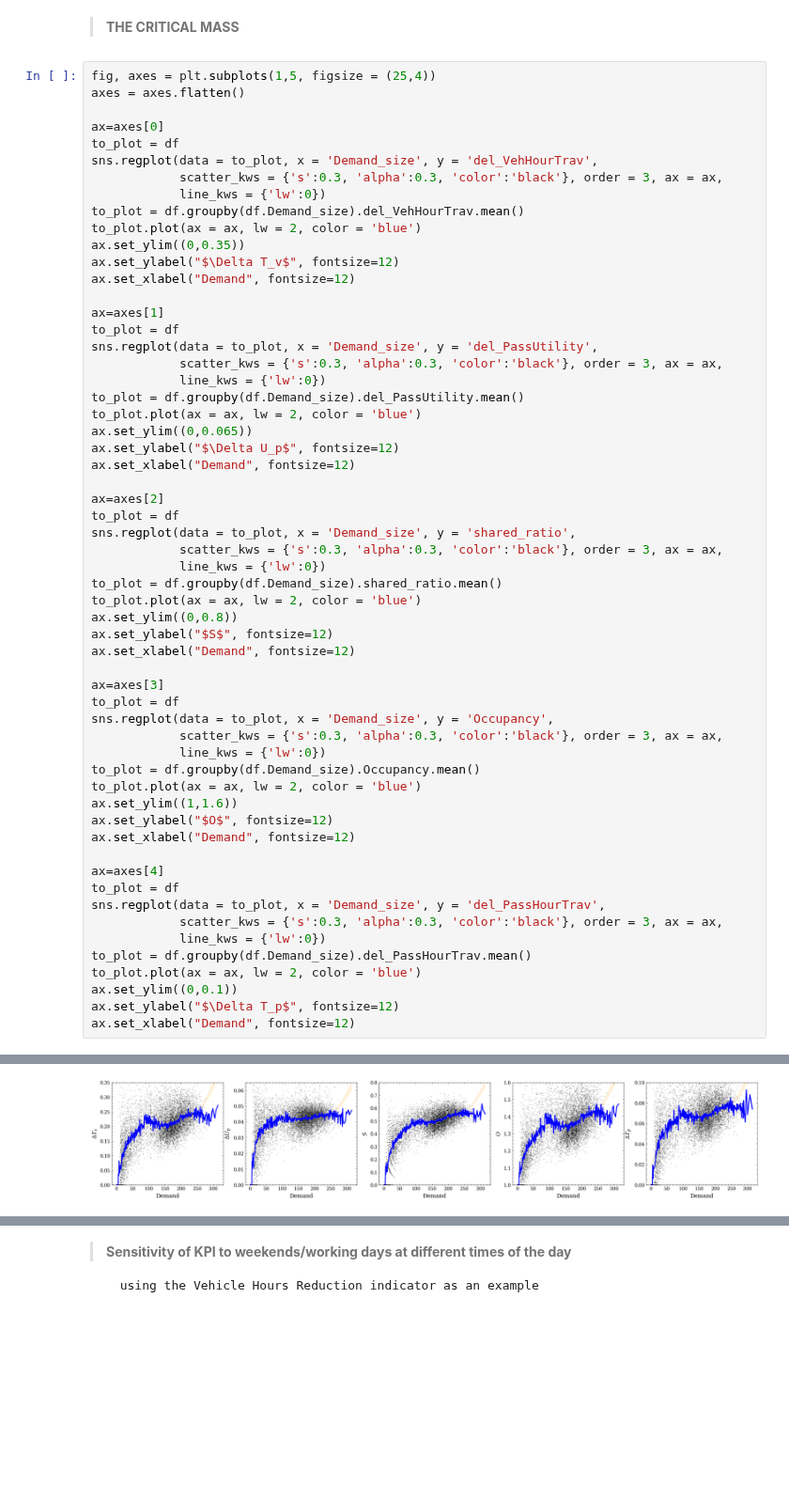
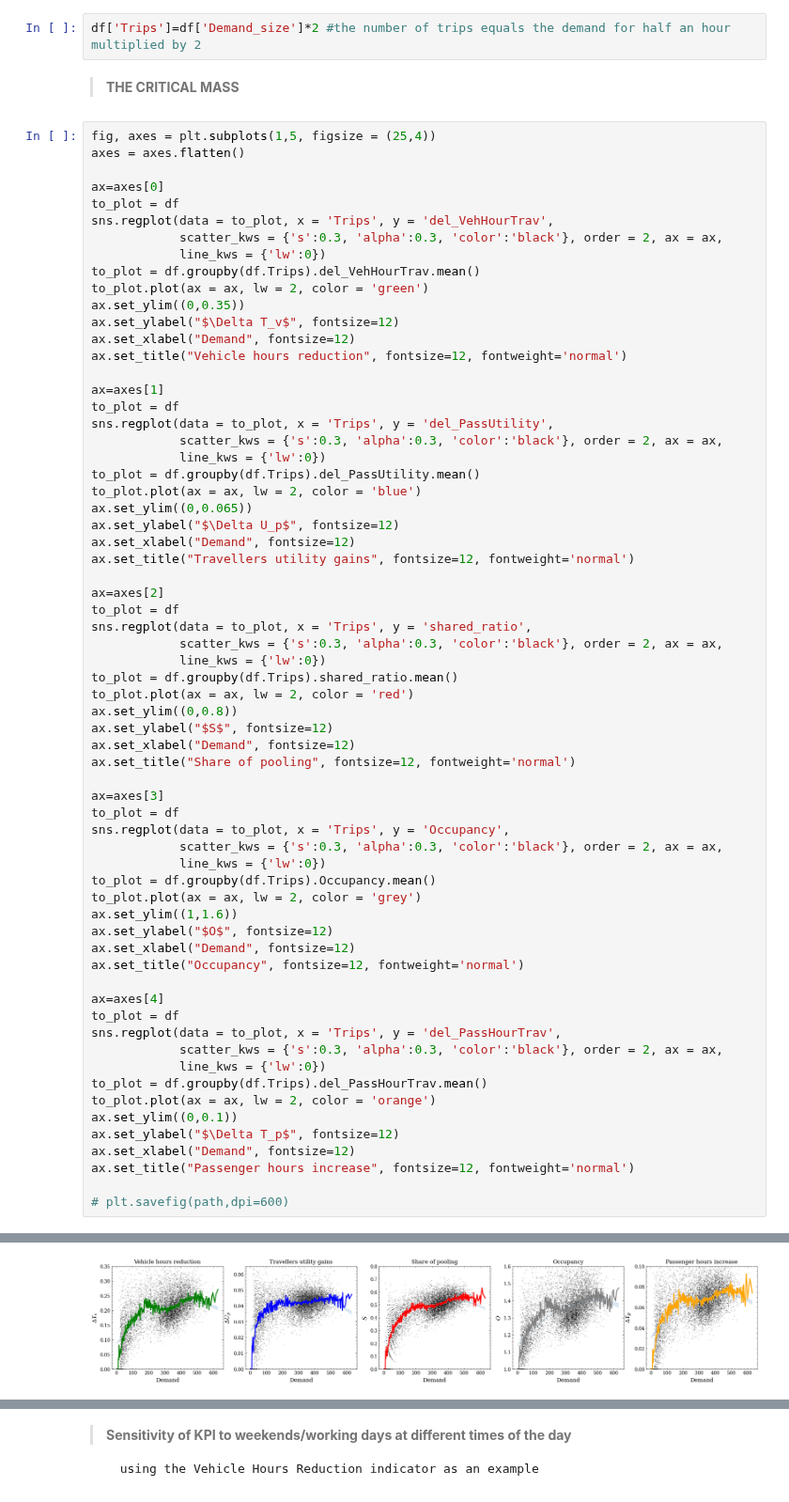
Before and after one commit to OlhaShulikaUJ/ExMAS-plotting, a Jupyter notebook: NYC KPI DA.ipynb, the cells around one changed output, grey strips where cells are left out. Shown at 94% size. Cells and saved outputs as stored; diff of their text form; blank space fills up the shorter version.

```diff
--- a/NYC KPI DA.ipynb
+++ b/NYC KPI DA.ipynb
@@ -26,6 +26,8 @@ df['del_VehHourTrav']=abs(df['VehHourTrav']-df['VehHourTrav_ns'])/df['VehHourTra
 df['del_PassUtility']=abs((df['PassUtility']-df['PassUtility_ns'])/df['PassUtility_ns'])      # KPI2: travellers utility gains
 df['Occupancy']=df['PassHourTrav']/df['VehHourTrav']                                       # KPI4: occupancy
 df['del_PassHourTrav']=abs((df['PassHourTrav']-df['PassHourTrav_ns'])/df['PassHourTrav_ns'])  # KPI5: passenger hours increase
+# %%
+df['Trips']=df['Demand_size']*2 #the number of trips equals the demand for half an hour multiplied by 2
 # %% [markdown]
 > **THE CRITICAL MASS**
 # %%
@@ -34,56 +36,63 @@ axes = axes.flatten()
 
 ax=axes[0]
 to_plot = df
-sns.regplot(data = to_plot, x = 'Demand_size', y = 'del_VehHourTrav',
-            scatter_kws = {'s':0.3, 'alpha':0.3, 'color':'black'}, order = 3, ax = ax,
+sns.regplot(data = to_plot, x = 'Trips', y = 'del_VehHourTrav',
+            scatter_kws = {'s':0.3, 'alpha':0.3, 'color':'black'}, order = 2, ax = ax,
             line_kws = {'lw':0})
-to_plot = df.groupby(df.Demand_size).del_VehHourTrav.mean()
-to_plot.plot(ax = ax, lw = 2, color = 'blue')
+to_plot = df.groupby(df.Trips).del_VehHourTrav.mean()
+to_plot.plot(ax = ax, lw = 2, color = 'green')
 ax.set_ylim((0,0.35))
 ax.set_ylabel("$\Delta T_v$", fontsize=12)
 ax.set_xlabel("Demand", fontsize=12)
+ax.set_title("Vehicle hours reduction", fontsize=12, fontweight='normal')
 
 ax=axes[1]
 to_plot = df
-sns.regplot(data = to_plot, x = 'Demand_size', y = 'del_PassUtility',
-            scatter_kws = {'s':0.3, 'alpha':0.3, 'color':'black'}, order = 3, ax = ax,
+sns.regplot(data = to_plot, x = 'Trips', y = 'del_PassUtility',
+            scatter_kws = {'s':0.3, 'alpha':0.3, 'color':'black'}, order = 2, ax = ax,
             line_kws = {'lw':0})
-to_plot = df.groupby(df.Demand_size).del_PassUtility.mean()
+to_plot = df.groupby(df.Trips).del_PassUtility.mean()
 to_plot.plot(ax = ax, lw = 2, color = 'blue')
 ax.set_ylim((0,0.065))
 ax.set_ylabel("$\Delta U_p$", fontsize=12)
 ax.set_xlabel("Demand", fontsize=12)
+ax.set_title("Travellers utility gains", fontsize=12, fontweight='normal')
 
 ax=axes[2]
 to_plot = df
-sns.regplot(data = to_plot, x = 'Demand_size', y = 'shared_ratio',
-            scatter_kws = {'s':0.3, 'alpha':0.3, 'color':'black'}, order = 3, ax = ax,
+sns.regplot(data = to_plot, x = 'Trips', y = 'shared_ratio',
+            scatter_kws = {'s':0.3, 'alpha':0.3, 'color':'black'}, order = 2, ax = ax,
             line_kws = {'lw':0})
-to_plot = df.groupby(df.Demand_size).shared_ratio.mean()
-to_plot.plot(ax = ax, lw = 2, color = 'blue')
+to_plot = df.groupby(df.Trips).shared_ratio.mean()
+to_plot.plot(ax = ax, lw = 2, color = 'red')
 ax.set_ylim((0,0.8))
 ax.set_ylabel("$S$", fontsize=12)
 ax.set_xlabel("Demand", fontsize=12)
+ax.set_title("Share of pooling", fontsize=12, fontweight='normal')
 
 ax=axes[3]
 to_plot = df
-sns.regplot(data = to_plot, x = 'Demand_size', y = 'Occupancy',
-            scatter_kws = {'s':0.3, 'alpha':0.3, 'color':'black'}, order = 3, ax = ax,
+sns.regplot(data = to_plot, x = 'Trips', y = 'Occupancy',
+            scatter_kws = {'s':0.3, 'alpha':0.3, 'color':'black'}, order = 2, ax = ax,
             line_kws = {'lw':0})
-to_plot = df.groupby(df.Demand_size).Occupancy.mean()
-to_plot.plot(ax = ax, lw = 2, color = 'blue')
+to_plot = df.groupby(df.Trips).Occupancy.mean()
+to_plot.plot(ax = ax, lw = 2, color = 'grey')
 ax.set_ylim((1,1.6))
 ax.set_ylabel("$O$", fontsize=12)
 ax.set_xlabel("Demand", fontsize=12)
+ax.set_title("Occupancy", fontsize=12, fontweight='normal')
 
 ax=axes[4]
 to_plot = df
-sns.regplot(data = to_plot, x = 'Demand_size', y = 'del_PassHourTrav',
-            scatter_kws = {'s':0.3, 'alpha':0.3, 'color':'black'}, order = 3, ax = ax,
+sns.regplot(data = to_plot, x = 'Trips', y = 'del_PassHourTrav',
+            scatter_kws = {'s':0.3, 'alpha':0.3, 'color':'black'}, order = 2, ax = ax,
             line_kws = {'lw':0})
-to_plot = df.groupby(df.Demand_size).del_PassHourTrav.mean()
-to_plot.plot(ax = ax, lw = 2, color = 'blue')
+to_plot = df.groupby(df.Trips).del_PassHourTrav.mean()
+to_plot.plot(ax = ax, lw = 2, color = 'orange')
 ax.set_ylim((0,0.1))
 ax.set_ylabel("$\Delta T_p$", fontsize=12)
 ax.set_xlabel("Demand", fontsize=12)
+ax.set_title("Passenger hours increase", fontsize=12, fontweight='normal')
+
+# plt.savefig(path,dpi=600)
 # %% [output]
@@ -91 +100 @@ Text(0.5, 0, 'Demand')
-[figure, old version]
+[figure, new version]
```
Also changed, not shown: parts of 7 cells of this notebook.
